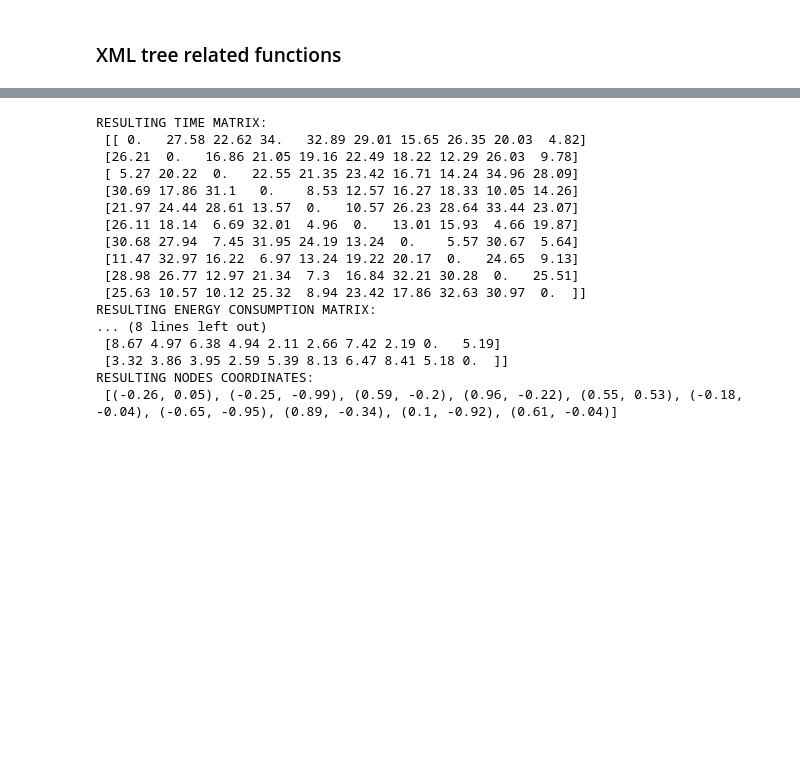
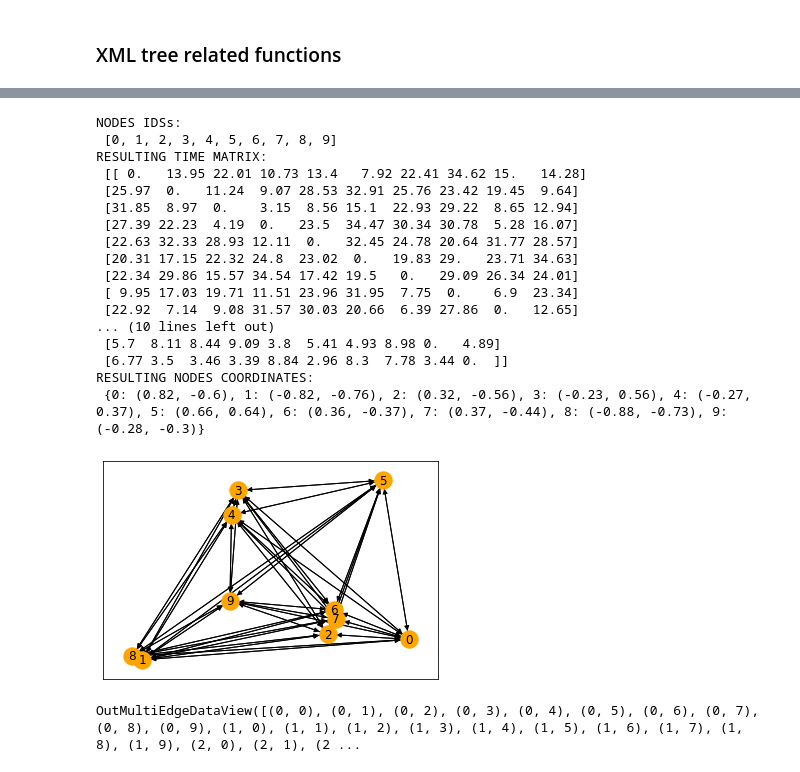
Before and after one commit to jpfutalef/DynamicStochasticElectricVRP, a Jupyter notebook: notebooks/instanceCreatorUtility.ipynb, the cells around one changed output, grey strips where cells are left out. Cells and saved outputs as stored; diff of their text form; code cells hidden in the pictures; blank space fills up the shorter version.

```diff
--- a/notebooks/instanceCreatorUtility.ipynb
+++ b/notebooks/instanceCreatorUtility.ipynb
@@ -171,9 +171,10 @@ energy consumption from 0 to 7 : 2.53
 # example of matrices construction
 networkSize = len(nodes)
 
+nodes_id = [int(x.get('id')) for x in nodes]
 timeMatrix = np.zeros((networkSize, networkSize))
 energyMatrix = np.zeros((networkSize, networkSize))
-coordinates = [0]*networkSize
+coordinates = {}
 
 for i, nodeFrom in enumerate(arcs):
     for j, nodeTo in enumerate(nodeFrom):
@@ -181,24 +182,25 @@ for i, nodeFrom in enumerate(arcs):
         energyMatrix[i][j] = float(nodeTo[1].text)
     coordinates[i] = (float(nodes[i].find('cx').text), float(nodes[i].find('cy').text))
 
+print('NODES IDSs:\n', nodes_id)
 print('RESULTING TIME MATRIX:\n', timeMatrix)
 print('RESULTING ENERGY CONSUMPTION MATRIX:\n', energyMatrix)
 print('RESULTING NODES COORDINATES:\n',coordinates)
 # %% [output]
+NODES IDSs:
+ [0, 1, 2, 3, 4, 5, 6, 7, 8, 9]
 RESULTING TIME MATRIX:
- [[ 0.   27.58 22.62 34.   32.89 29.01 15.65 26.35 20.03  4.82]
- [26.21  0.   16.86 21.05 19.16 22.49 18.22 12.29 26.03  9.78]
- [ 5.27 20.22  0.   22.55 21.35 23.42 16.71 14.24 34.96 28.09]
- [30.69 17.86 31.1   0.    8.53 12.57 16.27 18.33 10.05 14.26]
- [21.97 24.44 28.61 13.57  0.   10.57 26.23 28.64 33.44 23.07]
- [26.11 18.14  6.69 32.01  4.96  0.   13.01 15.93  4.66 19.87]
- [30.68 27.94  7.45 31.95 24.19 13.24  0.    5.57 30.67  5.64]
- [11.47 32.97 16.22  6.97 13.24 19.22 20.17  0.   24.65  9.13]
- [28.98 26.77 12.97 21.34  7.3  16.84 32.21 30.28  0.   25.51]
- [25.63 10.57 10.12 25.32  8.94 23.42 17.86 32.63 30.97  0.  ]]
-RESULTING ENERGY CONSUMPTION MATRIX:
-... (8 lines left out)
- [8.67 4.97 6.38 4.94 2.11 2.66 7.42 2.19 0.   5.19]
- [3.32 3.86 3.95 2.59 5.39 8.13 6.47 8.41 5.18 0.  ]]
+ [[ 0.   13.95 22.01 10.73 13.4   7.92 22.41 34.62 15.   14.28]
+ [25.97  0.   11.24  9.07 28.53 32.91 25.76 23.42 19.45  9.64]
+ [31.85  8.97  0.    3.15  8.56 15.1  22.93 29.22  8.65 12.94]
+ [27.39 22.23  4.19  0.   23.5  34.47 30.34 30.78  5.28 16.07]
+ [22.63 32.33 28.93 12.11  0.   32.45 24.78 20.64 31.77 28.57]
+ [20.31 17.15 22.32 24.8  23.02  0.   19.83 29.   23.71 34.63]
+ [22.34 29.86 15.57 34.54 17.42 19.5   0.   29.09 26.34 24.01]
+ [ 9.95 17.03 19.71 11.51 23.96 31.95  7.75  0.    6.9  23.34]
+ [22.92  7.14  9.08 31.57 30.03 20.66  6.39 27.86  0.   12.65]
+... (10 lines left out)
+ [5.7  8.11 8.44 9.09 3.8  5.41 4.93 8.98 0.   4.89]
+ [6.77 3.5  3.46 3.39 8.84 2.96 8.3  7.78 3.44 0.  ]]
 RESULTING NODES COORDINATES:
- [(-0.26, 0.05), (-0.25, -0.99), (0.59, -0.2), (0.96, -0.22), (0.55, 0.53), (-0.18, -0.04), (-0.65, -0.95), (0.89, -0.34), (0.1, -0.92), (0.61, -0.04)]
+ {0: (0.82, -0.6), 1: (-0.82, -0.76), 2: (0.32, -0.56), 3: (-0.23, 0.56), 4: (-0.27, 0.37), 5: (0.66, 0.64), 6: (0.36, -0.37), 7: (0.37, -0.44), 8: (-0.88, -0.73), 9: (-0.28, -0.3)}
@@ -207,0 +207,17 @@ G = nx.Graph()
+# %%
+# show a graph of resulting network
+G = nx.MultiDiGraph()
+
+G.add_nodes_from(nodes_id)
+for i, nodeFrom in enumerate(arcs):
+    for j, nodeTo in enumerate(nodeFrom):
+        G.add_edge(i, j, travel_time=timeMatrix[i][j], energy_consumption=energyMatrix[i][j])
+
+nx.draw_networkx(G, with_labels=True, pos=coordinates, node_color='orange')
+plt.show()
+# %% [output]
+[figure, added]
+# %%
+G.edges()
+# %% [output]
+OutMultiEdgeDataView([(0, 0), (0, 1), (0, 2), (0, 3), (0, 4), (0, 5), (0, 6), (0, 7), (0, 8), (0, 9), (1, 0), (1, 1), (1, 2), (1, 3), (1, 4), (1, 5), (1, 6), (1, 7), (1, 8), (1, 9), (2, 0), (2, 1), (2 ...
```
Also changed, not shown: parts of 2 cells of this notebook, 20 other files.
